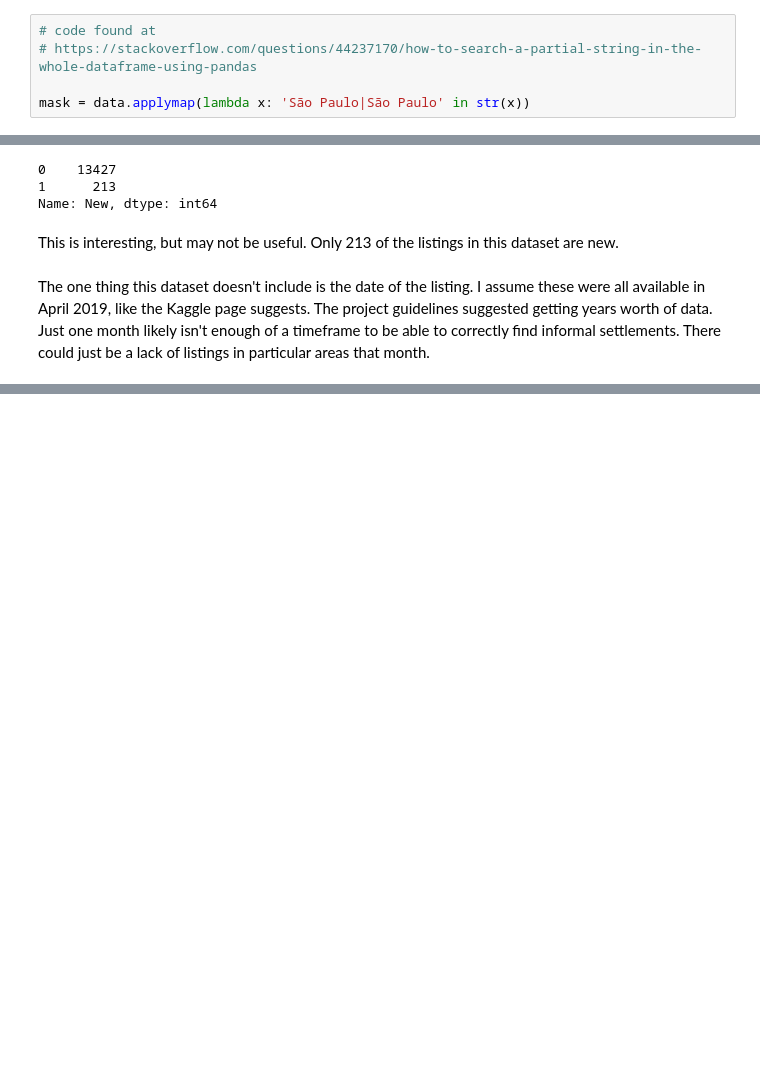
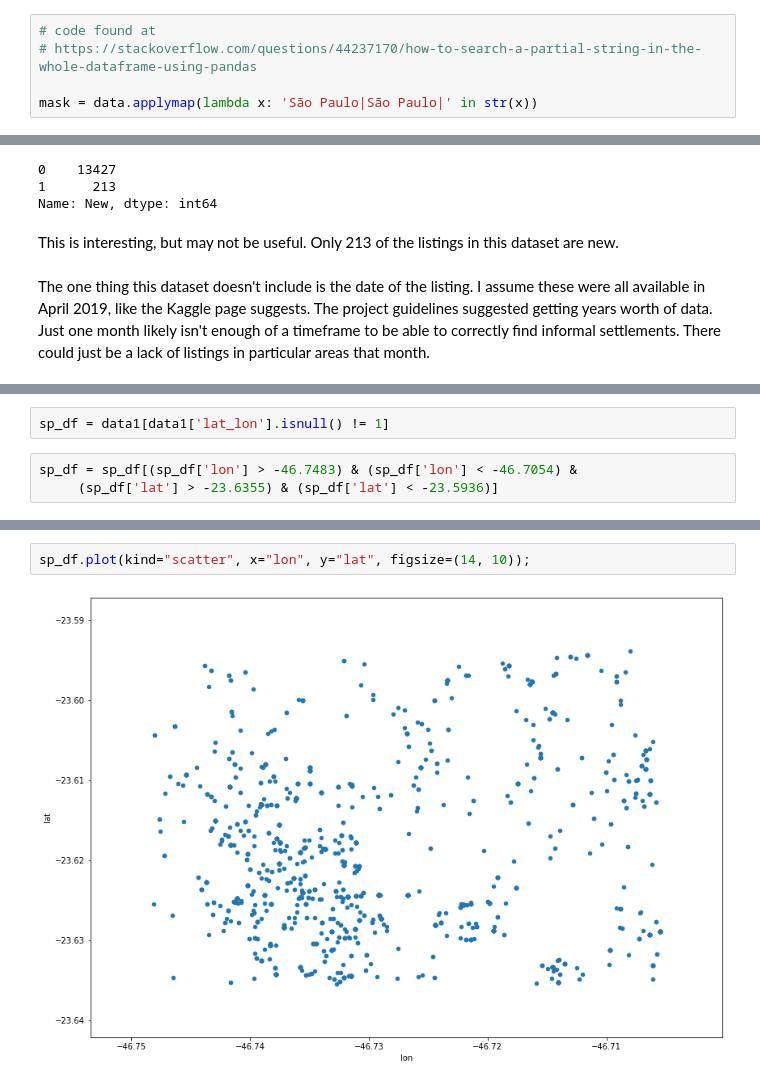
Before and after one commit to q-downgrade/informal-settlement-identification, a Jupyter notebook: workspaces/q/preliminary-EDA.ipynb, the cells around one changed output, grey strips where cells are left out. Saved outputs shown, nothing was run; the diff lists cells and outputs as text; blank space fills up the shorter version.

```diff
--- a/workspaces/q/preliminary-EDA.ipynb
+++ b/workspaces/q/preliminary-EDA.ipynb
@@ -79,7 +82,7 @@ Name: place_with_parent_names, Length: 3728, dtype: int64
 # code found at
 # https://stackoverflow.com/questions/44237170/how-to-search-a-partial-string-in-the-whole-dataframe-using-pandas
 
-mask = data.applymap(lambda x: 'São Paulo|São Paulo' in str(x))
+mask = data.applymap(lambda x: 'São Paulo|São Paulo|' in str(x))
 # %%
 data1 = data[mask.any(axis=1)]
 data1.shape
@@ -241,0 +294,5 @@ The one thing this dataset doesn't include is the date of the listing. I assume
+# %%
+sp_df = data1[data1['lat_lon'].isnull() != 1]
+# %%
+sp_df = sp_df[(sp_df['lon'] > -46.7483) & (sp_df['lon'] < -46.7054) &
+     (sp_df['lat'] > -23.6355) & (sp_df['lat'] < -23.5936)]
@@ -241,0 +315,4 @@ The one thing this dataset doesn't include is the date of the listing. I assume
+# %%
+sp_df.plot(kind="scatter", x="lon", y="lat", figsize=(14, 10));
+# %% [output]
+[figure, added]
```
Also changed, not shown: parts of 26 cells of this notebook.
